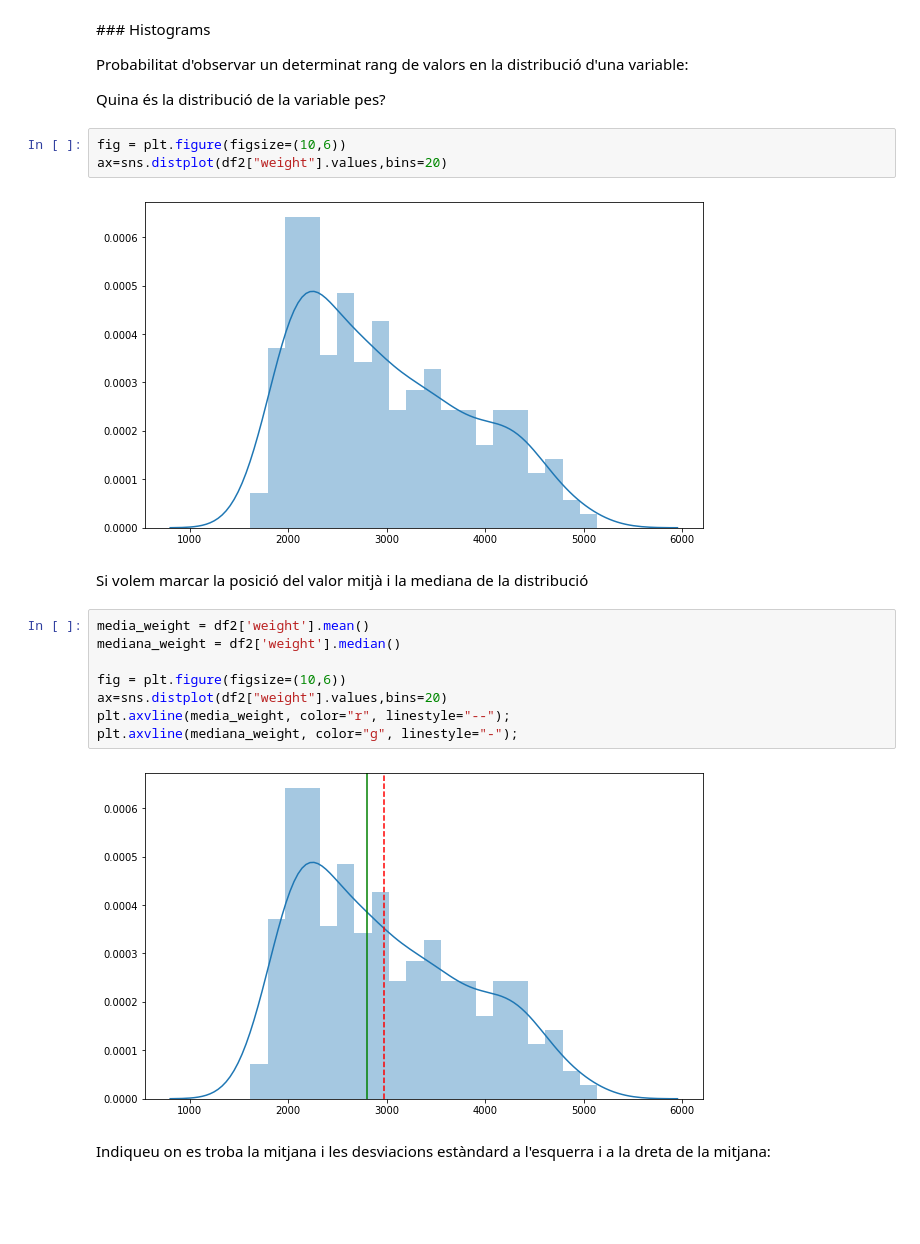
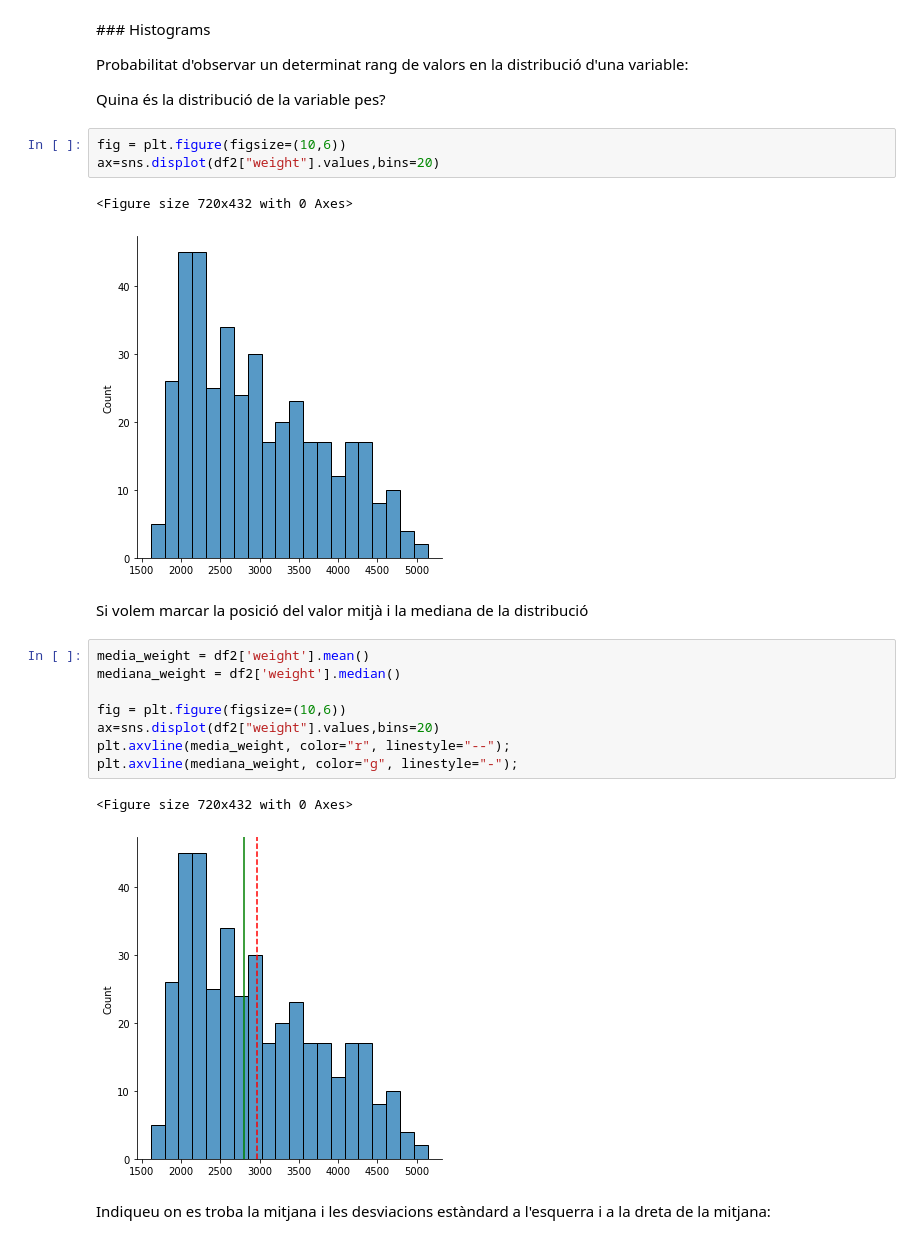
Before and after one commit to raulbenitez/introAI_ICE, a Jupyter notebook: Tema1_Exploració_dades.ipynb, the cells around one changed output. Saved outputs shown, nothing was run; the diff lists cells and outputs as text; blank space fills up the shorter version.

```diff
--- a/Tema1_Exploració_dades.ipynb
+++ b/Tema1_Exploració_dades.ipynb
@@ -698,9 +776,10 @@ Probabilitat d'observar un determinat rang de valors en la distribució d'una va
 Quina és la distribució de la variable pes?
 # %%
 fig = plt.figure(figsize=(10,6))
-ax=sns.distplot(df2["weight"].values,bins=20)
+ax=sns.displot(df2["weight"].values,bins=20)
 # %% [output]
+<Figure size 720x432 with 0 Axes>
-[figure, old version]
+[figure, new version]
 # %% [markdown]
 Si volem marcar la posició del valor mitjà i la mediana de la distribució
 # %%
@@ -708,11 +787,12 @@ media_weight = df2['weight'].mean()
 mediana_weight = df2['weight'].median()
 
 fig = plt.figure(figsize=(10,6))
-ax=sns.distplot(df2["weight"].values,bins=20)
+ax=sns.displot(df2["weight"].values,bins=20)
 plt.axvline(media_weight, color="r", linestyle="--");
 plt.axvline(mediana_weight, color="g", linestyle="-");
 # %% [output]
+<Figure size 720x432 with 0 Axes>
-[figure, old version]
+[figure, new version]
 # %% [markdown]
 Indiqueu on es troba la mitjana i les desviacions estàndard a l'esquerra i a la dreta de la mitjana:
 # %%
```
Also changed, not shown: parts of 30 cells of this notebook.
